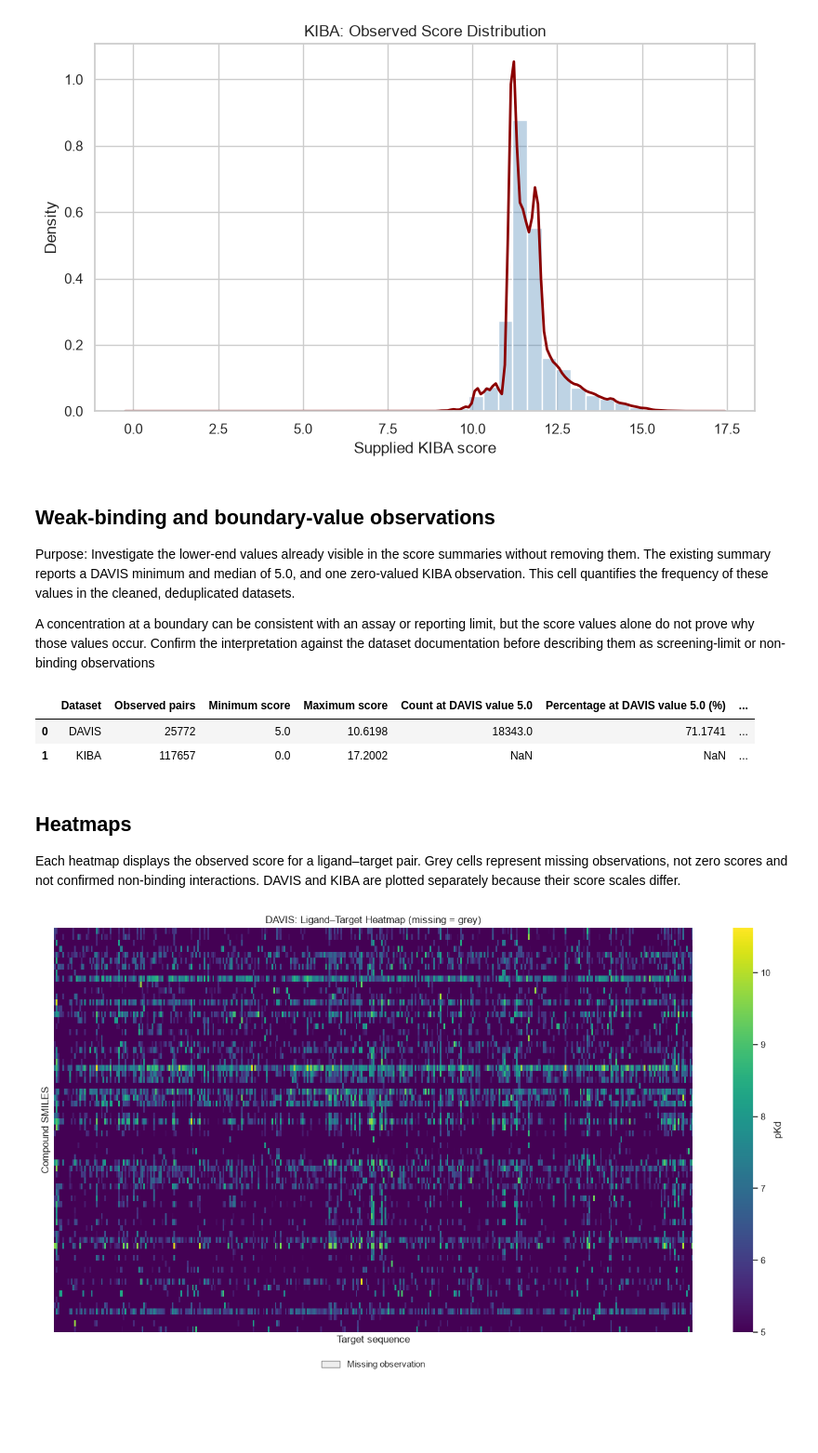
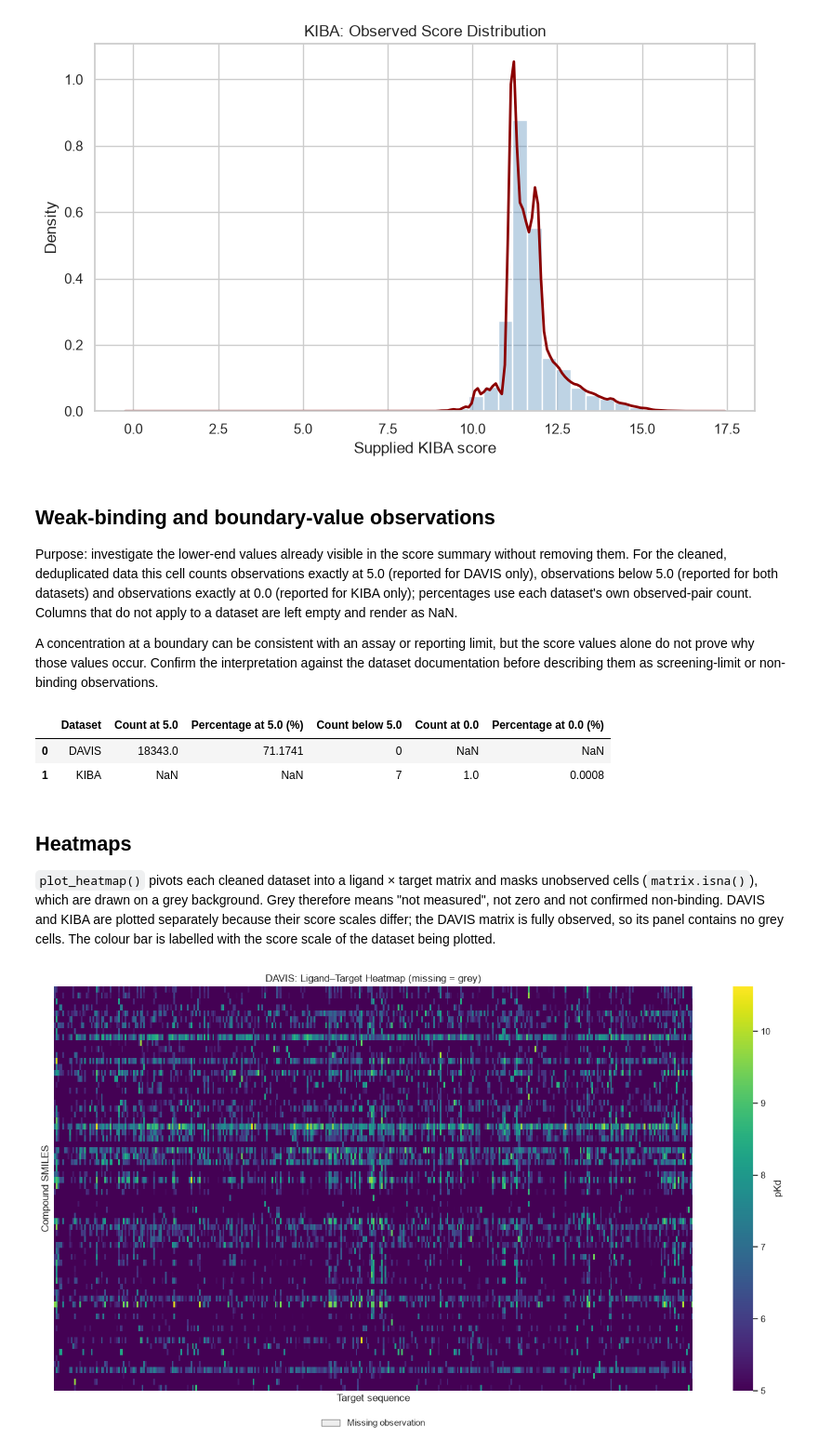
Before and after one commit to IAmGreyBunny/SC4020-Lab2, a Jupyter notebook: dataset-analysis.ipynb, the cells around one changed output. Shown at 93% size. Cells and saved outputs as stored; diff of their text form; code cells hidden in the pictures; blank space fills up the shorter version.

```diff
--- a/dataset-analysis.ipynb
+++ b/dataset-analysis.ipynb
@@ -509,67 +484,60 @@ plot_distribution(kiba, 'KIBA', 'Supplied KIBA score', 'kiba_distribution.png')
 [figure]
 # %% [markdown]
 ## Weak-binding and boundary-value observations
-Purpose: Investigate the lower-end values already visible in the score summaries without removing them. The existing summary reports a DAVIS minimum and median of 5.0, and one zero-valued KIBA observation. This cell quantifies the frequency of these values in the cleaned, deduplicated datasets.
+Purpose: investigate the lower-end values already visible in the score summary without removing them. For the cleaned, deduplicated data this cell counts observations exactly at 5.0 (reported for DAVIS only), observations below 5.0 (reported for both datasets) and observations exactly at 0.0 (reported for KIBA only); percentages use each dataset's own observed-pair count. Columns that do not apply to a dataset are left empty and render as NaN.
 
-A concentration at a boundary can be consistent with an assay or reporting limit, but the score values alone do not prove why those values occur. Confirm the interpretation against the dataset documentation before describing them as screening-limit or non-binding observations
+A concentration at a boundary can be consistent with an assay or reporting limit, but the score values alone do not prove why those values occur. Confirm the interpretation against the dataset documentation before describing them as screening-limit or non-binding observations.
 # %%
 def boundary_value_summary(df, name):
     scores = df['affinity'].dropna()
 
     if scores.empty:
         return {
             'Dataset': name,
-            'Observed pairs': 0,
-            'Minimum score': np.nan,
-            'Maximum score': np.nan,
-            'Count at DAVIS value 5.0': np.nan,
-            'Percentage at DAVIS value 5.0 (%)': np.nan,
-            'Count at or below 5.0': np.nan,
-            'Count at KIBA zero': np.nan,
-            'Percentage at KIBA zero (%)': np.nan
+            'Count at 5.0': np.nan,
+            'Percentage at 5.0 (%)': np.nan,
+            'Count below 5.0': np.nan,
+            'Count at 0.0': np.nan,
+            'Percentage at 0.0 (%)': np.nan
         }
 
+    n = len(scores)
     at_five = int((scores == 5.0).sum())
-    at_or_below_five = int((scores <= 5.0).sum())
+    below_five = int((scores < 5.0).sum())
     at_zero = int((scores == 0).sum())
 
     return {
         'Dataset': name,
-        'Observed pairs': len(scores),
-        'Minimum score': scores.min(),
-        'Maximum score': scores.max(),
-        'Count at DAVIS value 5.0': at_five if name == 'DAVIS' else np.nan,
-        'Percentage at DAVIS value 5.0 (%)': (
-            100 * at_five / len(scores) if name == 'DAVIS' else np.nan
+        'Count at 5.0': at_five if name == 'DAVIS' else np.nan,
+        'Percentage at 5.0 (%)': (
+            100 * at_five / n if name == 'DAVIS' else np.nan
         ),
-        'Count at or below 5.0': (
-            at_or_below_five if name == 'DAVIS' else np.nan
-        ),
-        'Count at KIBA zero': at_zero if name == 'KIBA' else np.nan,
-        'Percentage at KIBA zero (%)': (
-            100 * at_zero / len(scores) if name == 'KIBA' else np.nan
+        'Count below 5.0': below_five,
+        'Count at 0.0': at_zero if name == 'KIBA' else np.nan,
+        'Percentage at 0.0 (%)': (
+            100 * at_zero / n if name == 'KIBA' else np.nan
         )
     }
 
 
 boundary_summary = pd.DataFrame([
     boundary_value_summary(davis, 'DAVIS'),
     boundary_value_summary(kiba, 'KIBA')
 ])
 
 display(boundary_summary.round(4))
 
 boundary_summary.to_csv(
     OUT_DIR / 'boundary_value_summary.csv',
     index=False
 )
 # %% [output]
-|  | Dataset | Observed pairs | Minimum score | Maximum score | Count at DAVIS value 5.0 | Percentage at DAVIS value 5.0 (%) | ... |
-| 0 | DAVIS | 25772 | 5.0 | 10.6198 | 18343.0 | 71.1741 | ... |
-| 1 | KIBA | 117657 | 0.0 | 17.2002 | NaN | NaN | ... |
+|  | Dataset | Count at 5.0 | Percentage at 5.0 (%) | Count below 5.0 | Count at 0.0 | Percentage at 0.0 (%) |
+| 0 | DAVIS | 18343.0 | 71.1741 | 0 | NaN | NaN |
+| 1 | KIBA | NaN | NaN | 7 | 1.0 | 0.0008 |
 # %% [markdown]
 ## Heatmaps
-Each heatmap displays the observed score for a ligand–target pair. Grey cells represent missing observations, not zero scores and not confirmed non-binding interactions. DAVIS and KIBA are plotted separately because their score scales differ.
+`plot_heatmap()` pivots each cleaned dataset into a ligand × target matrix and masks unobserved cells (`matrix.isna()`), which are drawn on a grey background. Grey therefore means "not measured", not zero and not confirmed non-binding. DAVIS and KIBA are plotted separately because their score scales differ; the DAVIS matrix is fully observed, so its panel contains no grey cells. The colour bar is labelled with the score scale of the dataset being plotted.
 # %%
 from matplotlib.patches import Patch
 
```
Also changed, not shown: parts of 22 cells of this notebook, 5 other files.
